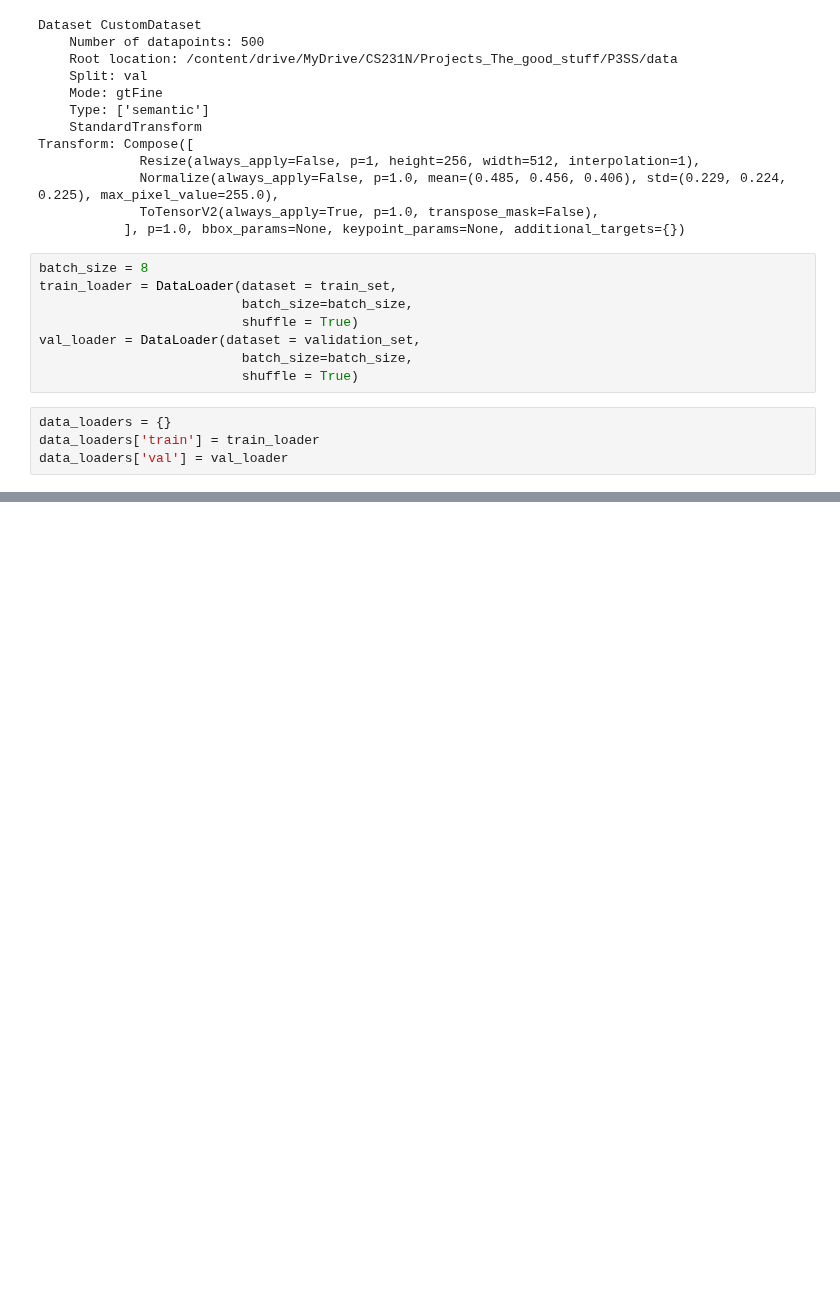
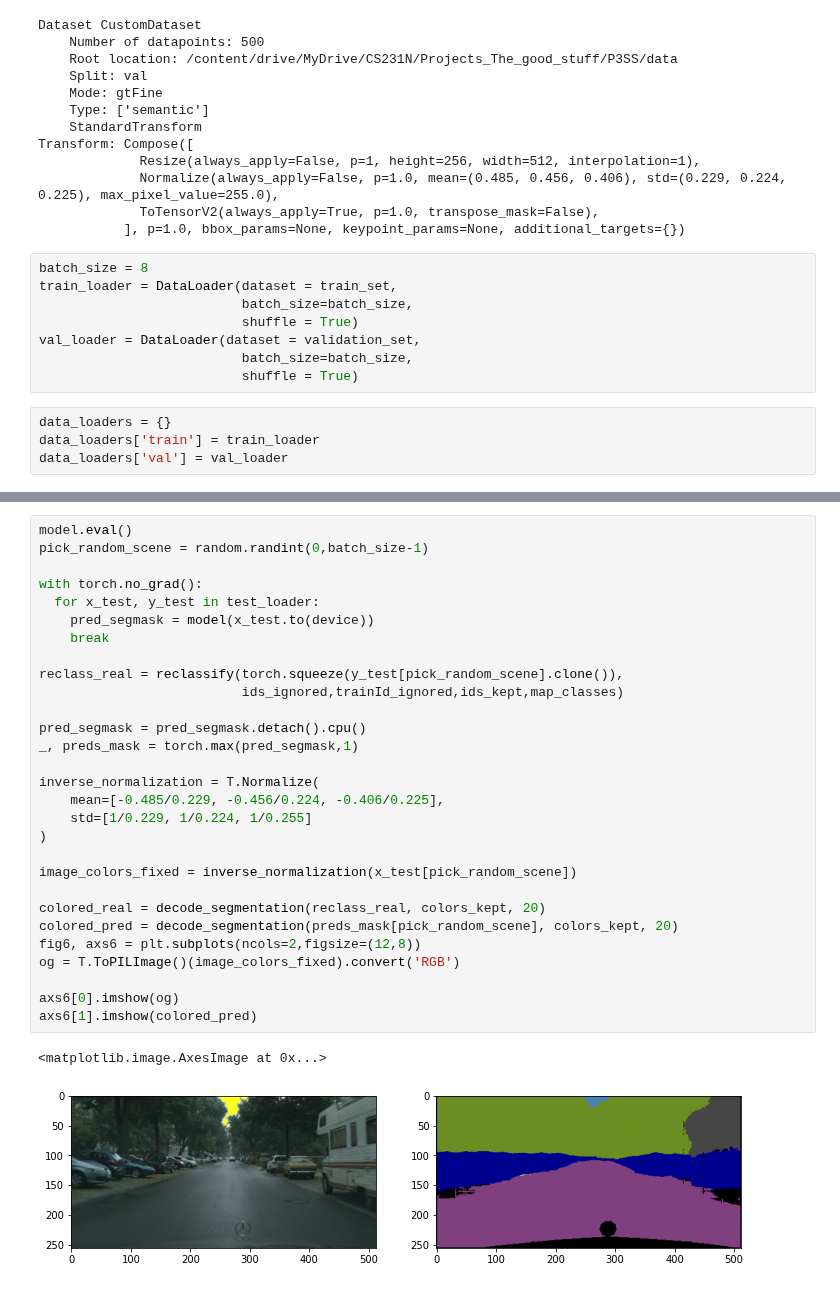
Before and after one commit to aryamanpandya99/computer_vision, a Jupyter notebook: Project3SemanticSegmentation/SemanticSegCityscapes.ipynb, the cells around one changed output, grey strips where cells are left out. Drawn from its saved outputs; the diff is of its cells as text; blank space fills up the shorter version.

```diff
--- a/Project3SemanticSegmentation/SemanticSegCityscapes.ipynb
+++ b/Project3SemanticSegmentation/SemanticSegCityscapes.ipynb
@@ -422,0 +426,32 @@ Phase: val, current Epoch loss: 2.0144
+# %%
+model.eval()
+pick_random_scene = random.randint(0,batch_size-1)
+
+with torch.no_grad():
+  for x_test, y_test in test_loader:
+    pred_segmask = model(x_test.to(device))
+    break
+
+reclass_real = reclassify(torch.squeeze(y_test[pick_random_scene].clone()),
+                          ids_ignored,trainId_ignored,ids_kept,map_classes)
+
+pred_segmask = pred_segmask.detach().cpu()
+_, preds_mask = torch.max(pred_segmask,1)
+
+inverse_normalization = T.Normalize(
+    mean=[-0.485/0.229, -0.456/0.224, -0.406/0.225],
+    std=[1/0.229, 1/0.224, 1/0.255]
+)
+
+image_colors_fixed = inverse_normalization(x_test[pick_random_scene])
+
+colored_real = decode_segmentation(reclass_real, colors_kept, 20)
+colored_pred = decode_segmentation(preds_mask[pick_random_scene], colors_kept, 20)
+fig6, axs6 = plt.subplots(ncols=2,figsize=(12,8))
+og = T.ToPILImage()(image_colors_fixed).convert('RGB')
+
+axs6[0].imshow(og)
+axs6[1].imshow(colored_pred)
+# %% [output]
+<matplotlib.image.AxesImage at 0x...>
+[figure, added]
```
Also changed, not shown: parts of 13 cells of this notebook.
